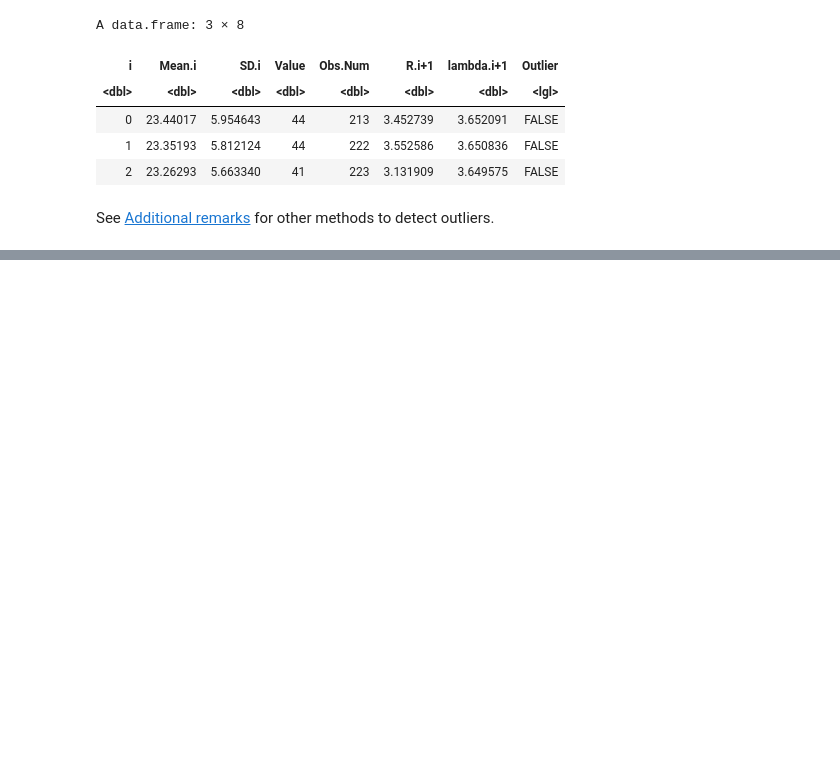
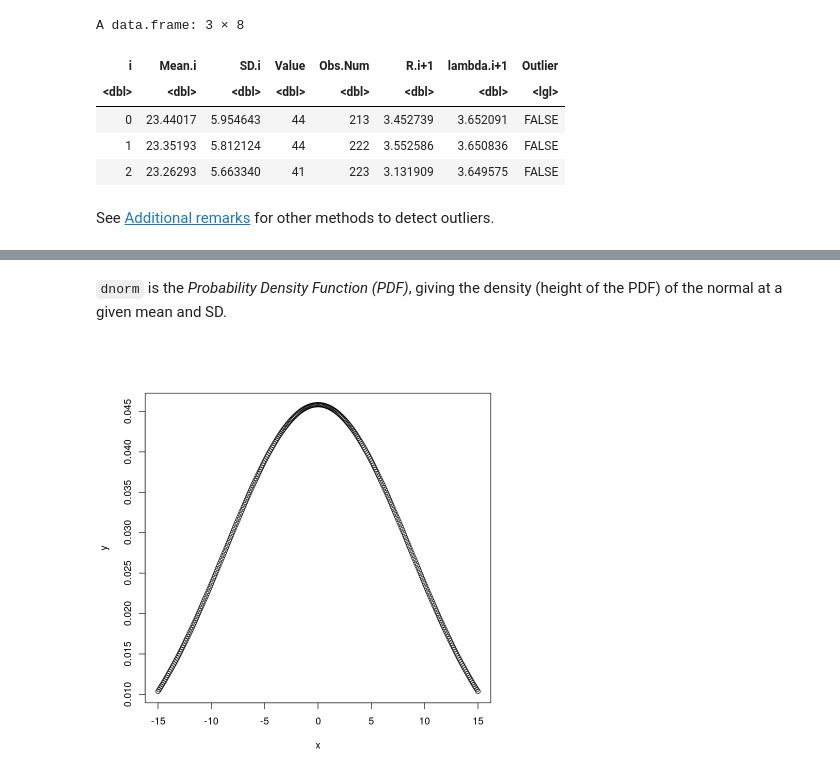
Before and after one commit to JeremyMcCormick/notebooks, a Jupyter notebook: R/StatisticsCompetencies.ipynb, the cells around one changed output, grey strips where cells are left out. Saved outputs shown, nothing was run; the diff lists cells and outputs as text; code cells hidden in the pictures; blank space fills up the shorter version.

Commit message:
Add probability sections

```diff
--- a/R/StatisticsCompetencies.ipynb
+++ b/R/StatisticsCompetencies.ipynb
@@ -536,0 +668,9 @@ See <a href="https://www.statsandr.com/blog/outliers-detection-in-r/#additional-
+# %% [markdown]
+<code>dnorm</code> is the <i>Probability Density Function (PDF)</i>, giving the density (height of the PDF) of the normal at a given mean and SD.
+# %%
+x = seq(-15, 15, by=0.1)
+
+y = dnorm(x, mean(x), sd(x))
+plot(x, y)
+# %% [output]
+[figure, added]
```
Also changed, not shown: parts of 25 cells of this notebook.
